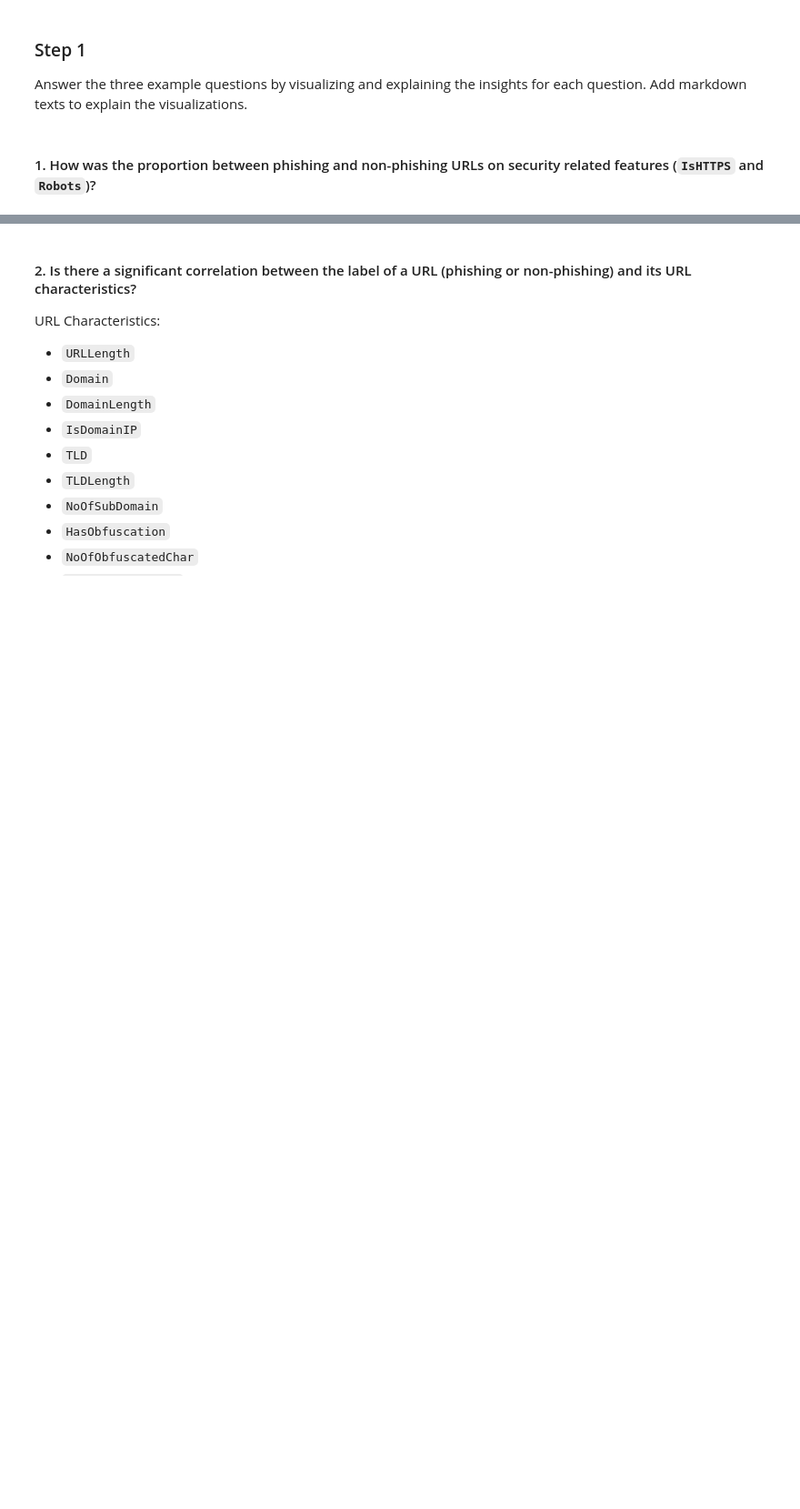
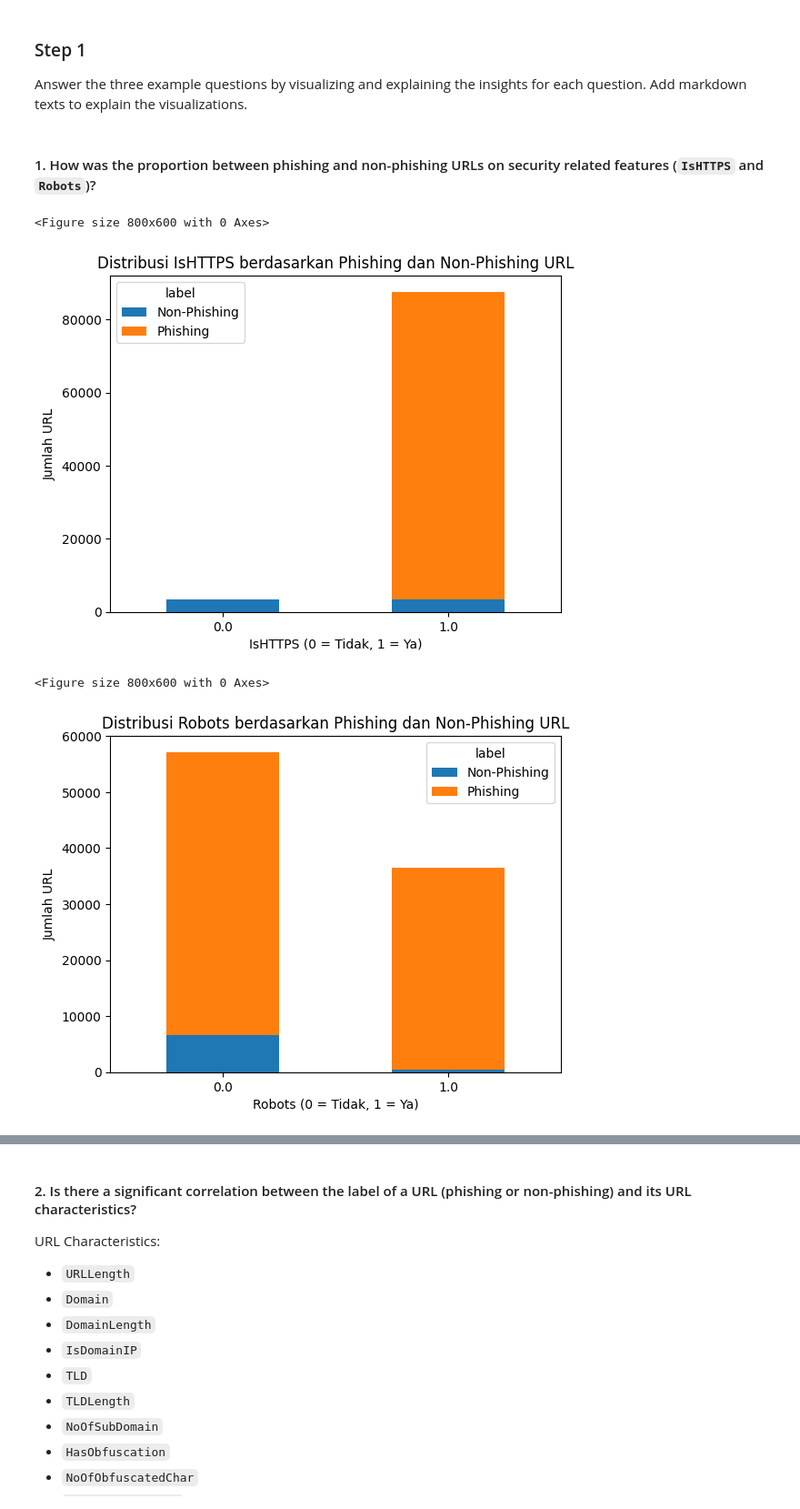
Before and after one commit to AhmadFawwazi/Exploratory-Data-Analysis, a Jupyter notebook: Tucil2_18222108_18222117.ipynb, the cells around one changed output, grey strips where cells are left out. Shown at 91% size. Drawn from its saved outputs; the diff is of its cells as text; code cells hidden in the pictures; blank space fills up the shorter version.

```diff
--- a/Tucil2_18222108_18222117.ipynb
+++ b/Tucil2_18222108_18222117.ipynb
@@ -354,0 +445,31 @@ Answer the three example questions by visualizing and explaining the insights fo
+# %%
+# Analisis distribusi IsHTTPS berdasarkan phishing dan non-phishing
+https_distribution = df.groupby(['IsHTTPS', 'label']).size().unstack(fill_value=0)
+
+# Plot distribusi untuk IsHTTPS
+plt.figure(figsize=(8, 6))
+https_distribution.plot(kind='bar', stacked=True)
+plt.title('Distribusi IsHTTPS berdasarkan Phishing dan Non-Phishing URL')
+plt.xlabel('IsHTTPS (0 = Tidak, 1 = Ya)')
+plt.ylabel('Jumlah URL')
+plt.xticks(rotation=0)
+plt.legend(['Non-Phishing', 'Phishing'], title='label')
+plt.show()
+
+# Analisis distribusi Robots berdasarkan phishing dan non-phishing
+robots_distribution = df.groupby(['Robots', 'label']).size().unstack(fill_value=0)
+
+# Plot distribusi untuk Robots
+plt.figure(figsize=(8, 6))
+robots_distribution.plot(kind='bar', stacked=True)
+plt.title('Distribusi Robots berdasarkan Phishing dan Non-Phishing URL')
+plt.xlabel('Robots (0 = Tidak, 1 = Ya)')
+plt.ylabel('Jumlah URL')
+plt.xticks(rotation=0)
+plt.legend(['Non-Phishing', 'Phishing'], title='label')
+plt.show()
+# %% [output]
+<Figure size 800x600 with 0 Axes>
+[figure, added]
+<Figure size 800x600 with 0 Axes>
+[figure, added]
```
Also changed, not shown: parts of 17 cells of this notebook.
